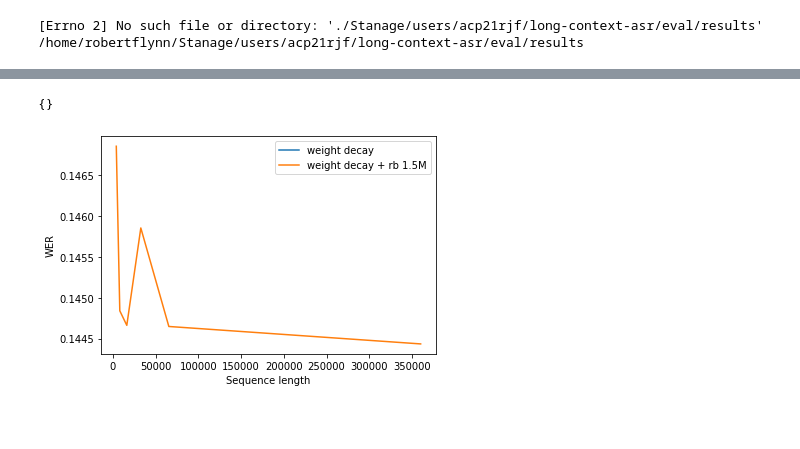
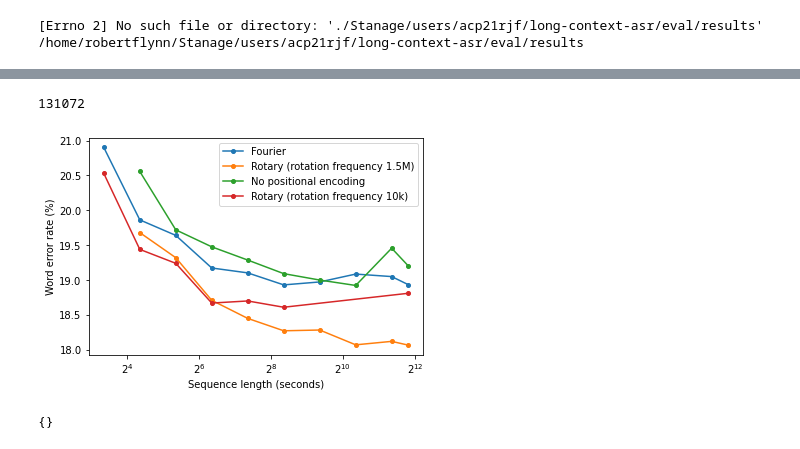
Before and after one commit to robflynnyh/long-context-asr, a Jupyter notebook: eval/results/eval.ipynb, the cells around one changed output, grey strips where cells are left out. Drawn from its saved outputs; the diff is of its cells as text; code cells hidden in the pictures; blank space fills up the shorter version.

```diff
--- a/eval/results/eval.ipynb
+++ b/eval/results/eval.ipynb
@@ -61,15 +105,33 @@ out_data
+# %%
+no_pos = out_data
+# %%
+rotary_pos = out_data
+# %%
+fourier_pos = out_data
+# %%
+original_results_earnings_test = [
+    20.53, 19.44, 19.24, 18.67, 18.70, 18.61, 18.81
+]
+seq_lens = [1024, 2048, 4096, 8192, 16384, 32768, 360000]
+# %%
+2**17
+# %% [output]
+131072
+# %%
+# log scale
+plt.xscale('log', basex=2)
+plt.plot([el/100 for el in sorted(fourier_pos.keys())], [fourier_pos[k]['wer'] for k in sorted(fourier_pos.keys())], label='Fourier', marker='o', markersize=4)
+plt.plot([el/100 for el in sorted(rotary_pos.keys())], [rotary_pos[k]['wer'] for k in sorted(rotary_pos.keys())], label='Rotary (rotation frequency 1.5M)', marker='o', markersize=4)
+plt.plot([el/100 for el in sorted(no_pos.keys())], [no_pos[k]['wer'] for k in sorted(no_pos.keys())], label='No positional encoding', marker='o', markersize=4)
+plt.plot([el/100 for el in seq_lens], original_results_earnings_test, label='Rotary (rotation frequency 10k)', marker='o', markersize=4)
+plt.xlabel('Sequence length (seconds)')
+plt.ylabel('Word error rate (%)')
+plt.legend()
+plt.savefig('wer_pos_earnings.pdf', bbox_inches='tight')
+plt.show()
+# %% [output]
+[figure, added]
 # %%
 out_data_rb
 # %% [output]
 {}
-# %%
-# log scale x axis:
-
-plt.plot(seq_lens, [out_data_wd[seq_len]['wer'] for seq_len in seq_lens], label='weight decay')
-plt.plot(seq_lens, [out_data_rb[seq_len]['wer'] for seq_len in seq_lens], label='weight decay + rb 1.5M')
-plt.legend()
-plt.xlabel('Sequence length')
-plt.ylabel('WER')
-plt.show()
-# %% [output]
-[figure, removed]
```
Also changed, not shown: parts of 30 cells of this notebook, 15 other files.
